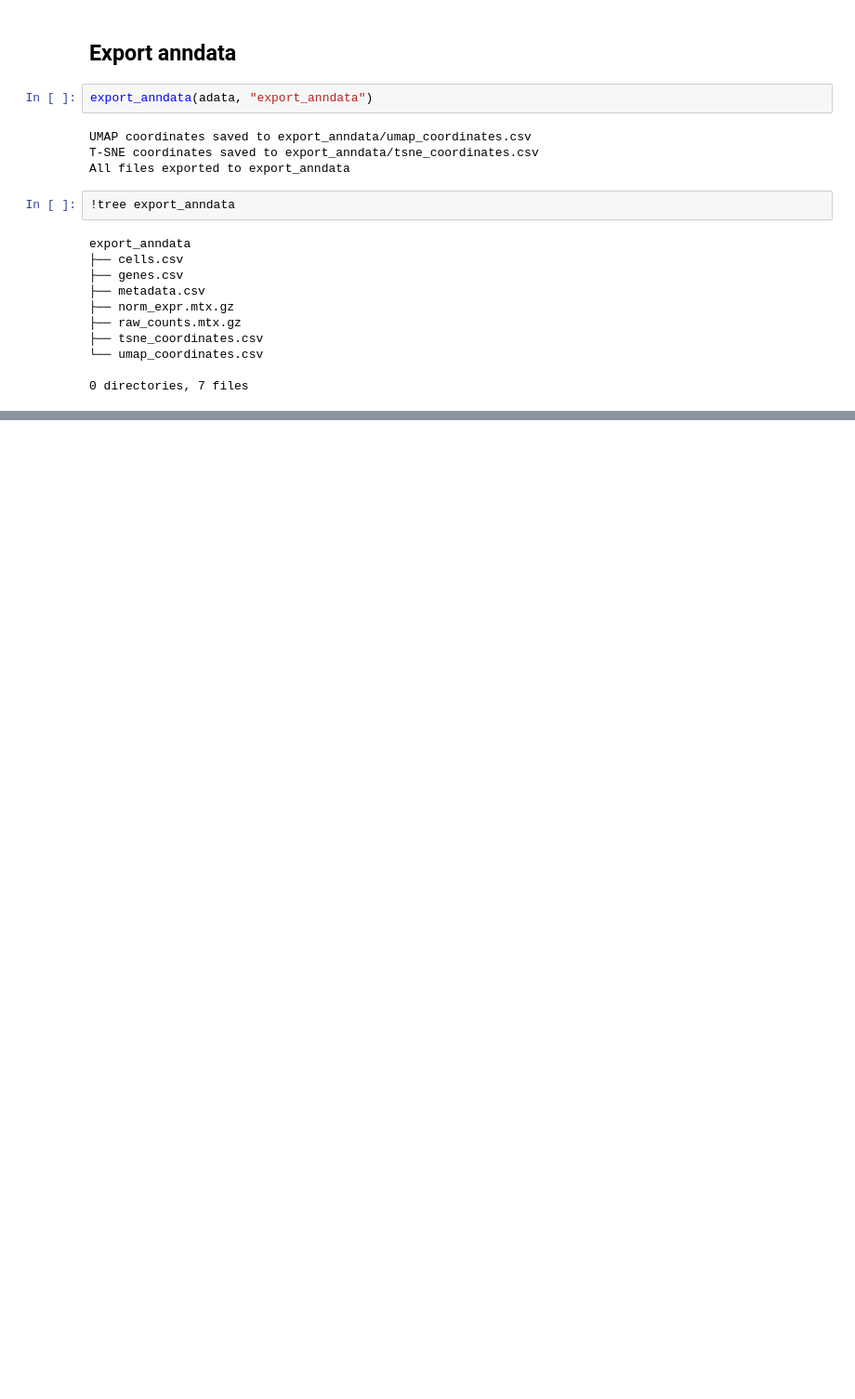
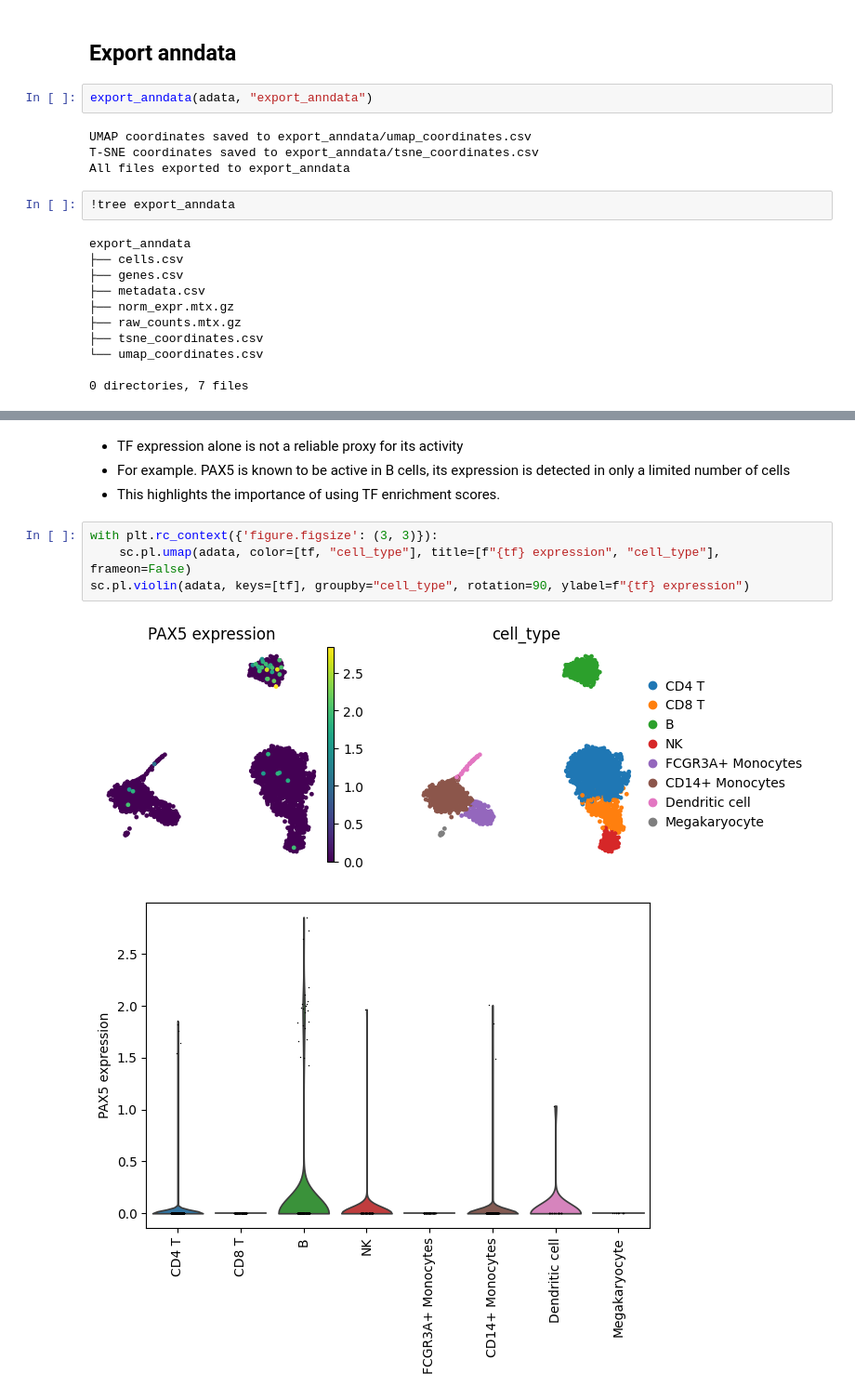
Before and after one commit to Tigerrr07/Tigerrr07, a Jupyter notebook: analysis/scRNA_seq/pipeline.ipynb, the cells around one changed output, grey strips where cells are left out. Shown at 93% size. Drawn from its saved outputs; the diff is of its cells as text; blank space fills up the shorter version.

```diff
--- a/scripts/scRNA-seq/pipeline.ipynb
+++ b/analysis/scRNA_seq/pipeline.ipynb
@@ -332,0 +368,11 @@ export_anndata
+# %% [markdown]
+* TF expression alone is not a reliable proxy for its activity
+* For example. PAX5 is known to be active in B cells, its expression is detected in only a limited number of cells
+* This highlights the importance of using TF enrichment scores.
+# %%
+with plt.rc_context({'figure.figsize': (3, 3)}):
+    sc.pl.umap(adata, color=[tf, "cell_type"], title=[f"{tf} expression", "cell_type"], frameon=False)
+sc.pl.violin(adata, keys=[tf], groupby="cell_type", rotation=90, ylabel=f"{tf} expression")
+# %% [output]
+[figure, added]
+[figure, added]
```
Also changed, not shown: parts of 15 cells of this notebook, 32 other files.
